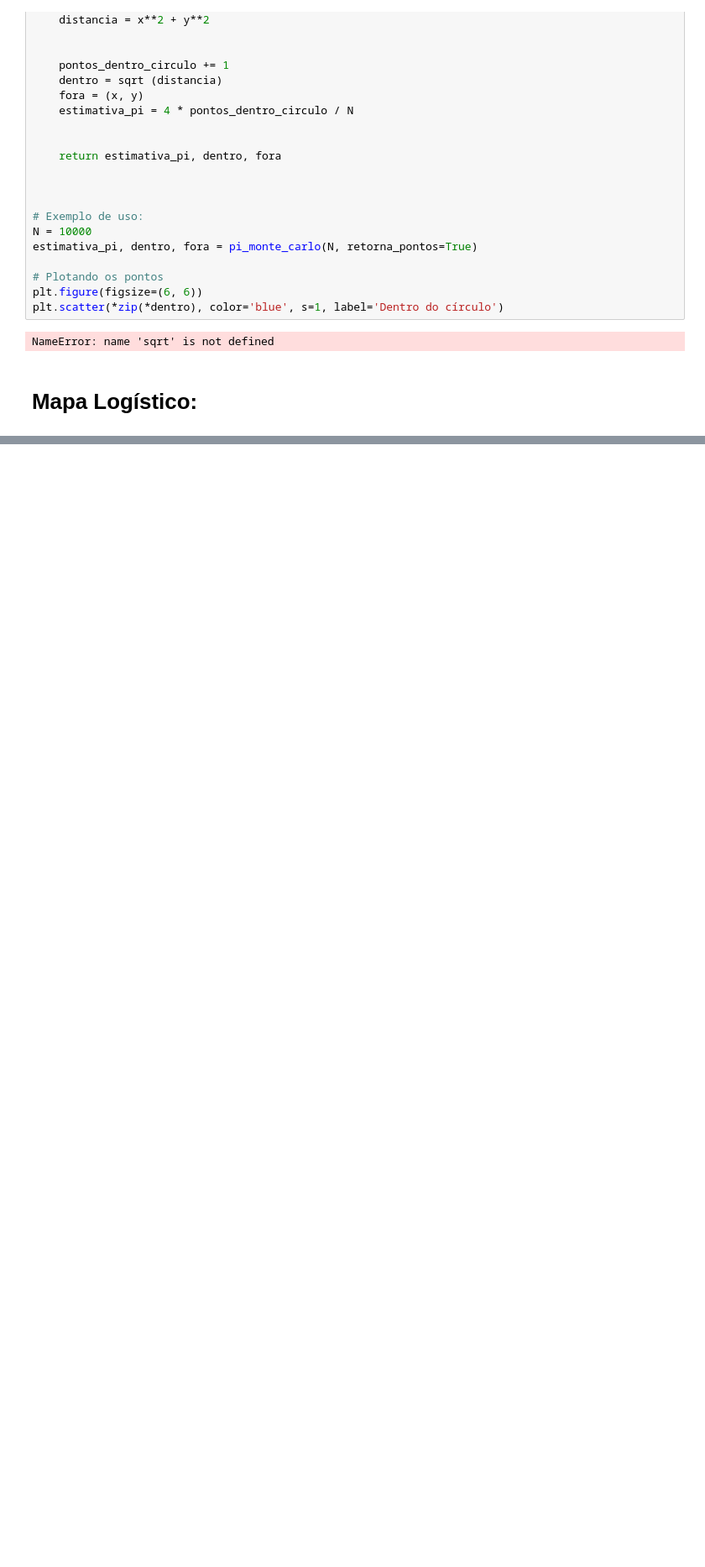
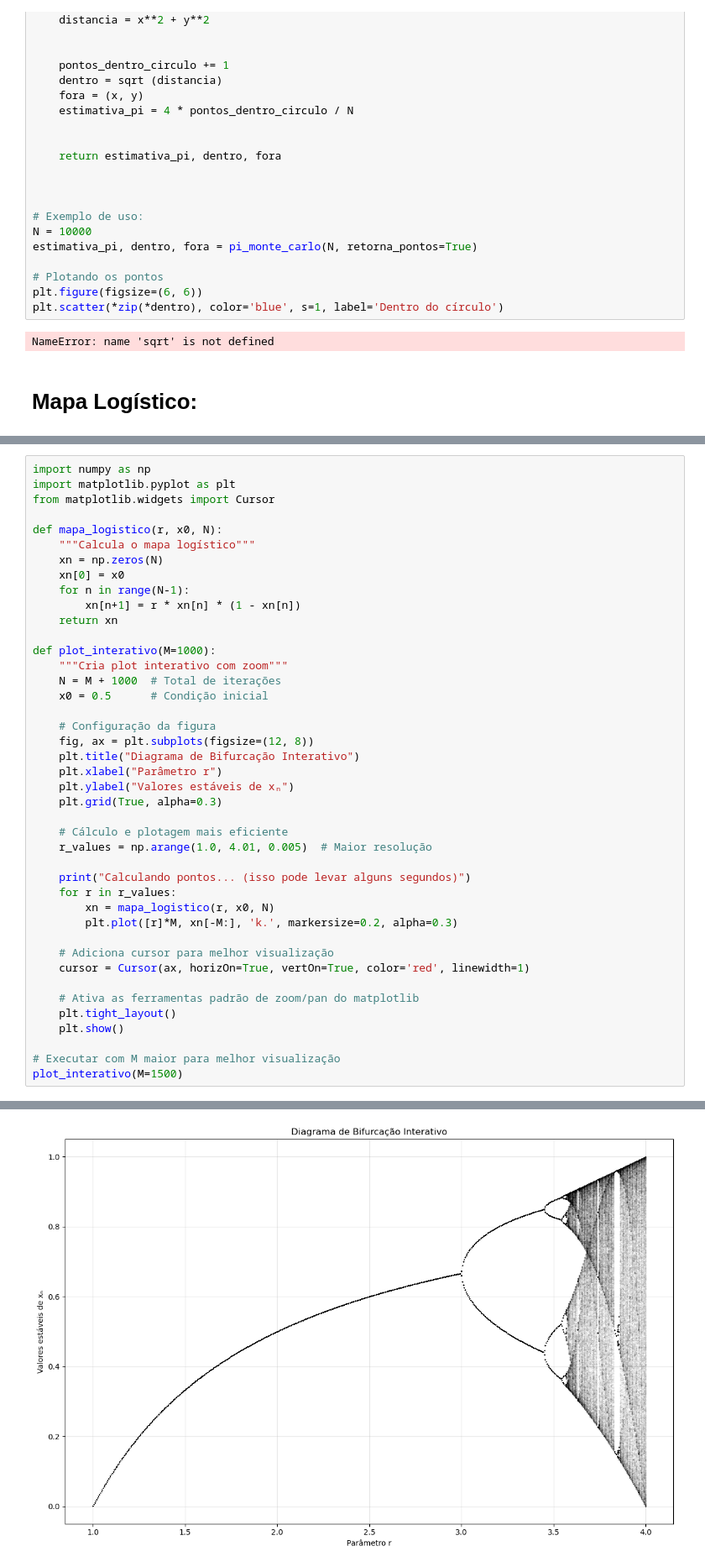
Before and after one commit to marianasenuke/testevscode2, a Jupyter notebook: teste.ipynb, the cells around one changed output, grey strips where cells are left out. Shown at 84% size. Saved outputs shown, nothing was run; the diff lists cells and outputs as text; blank space fills up the shorter version.

```diff
--- a/teste.ipynb
+++ b/teste.ipynb
@@ -277,0 +363,43 @@ plt.show()
+# %%
+import numpy as np
+import matplotlib.pyplot as plt
+from matplotlib.widgets import Cursor
+
+def mapa_logistico(r, x0, N):
+    """Calcula o mapa logístico"""
+    xn = np.zeros(N)
+    xn[0] = x0
+    for n in range(N-1):
+        xn[n+1] = r * xn[n] * (1 - xn[n])
+    return xn
+
+def plot_interativo(M=1000):
+    """Cria plot interativo com zoom"""
+    N = M + 1000  # Total de iterações
+    x0 = 0.5      # Condição inicial
+
+    # Configuração da figura
+    fig, ax = plt.subplots(figsize=(12, 8))
+    plt.title("Diagrama de Bifurcação Interativo")
+    plt.xlabel("Parâmetro r")
+    plt.ylabel("Valores estáveis de xₙ")
+    plt.grid(True, alpha=0.3)
+
+    # Cálculo e plotagem mais eficiente
+    r_values = np.arange(1.0, 4.01, 0.005)  # Maior resolução
+
+    print("Calculando pontos... (isso pode levar alguns segundos)")
+    for r in r_values:
+        xn = mapa_logistico(r, x0, N)
+        plt.plot([r]*M, xn[-M:], 'k.', markersize=0.2, alpha=0.3)
+
+    # Adiciona cursor para melhor visualização
+    cursor = Cursor(ax, horizOn=True, vertOn=True, color='red', linewidth=1)
+
+    # Ativa as ferramentas padrão de zoom/pan do matplotlib
+    plt.tight_layout()
+    plt.show()
+
+# Executar com M maior para melhor visualização
+plot_interativo(M=1500)
+# %% [output]
@@ -277,0 +407 @@ plt.show()
+[figure, added]
```
Also changed, not shown: parts of 5 cells of this notebook.
